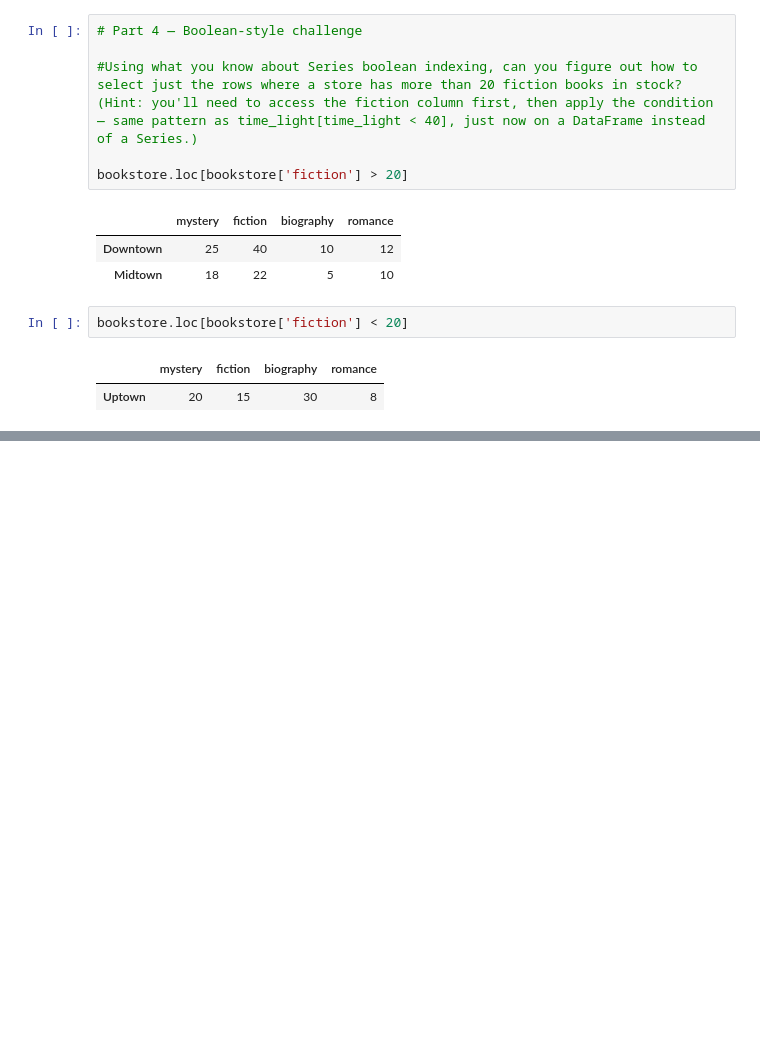
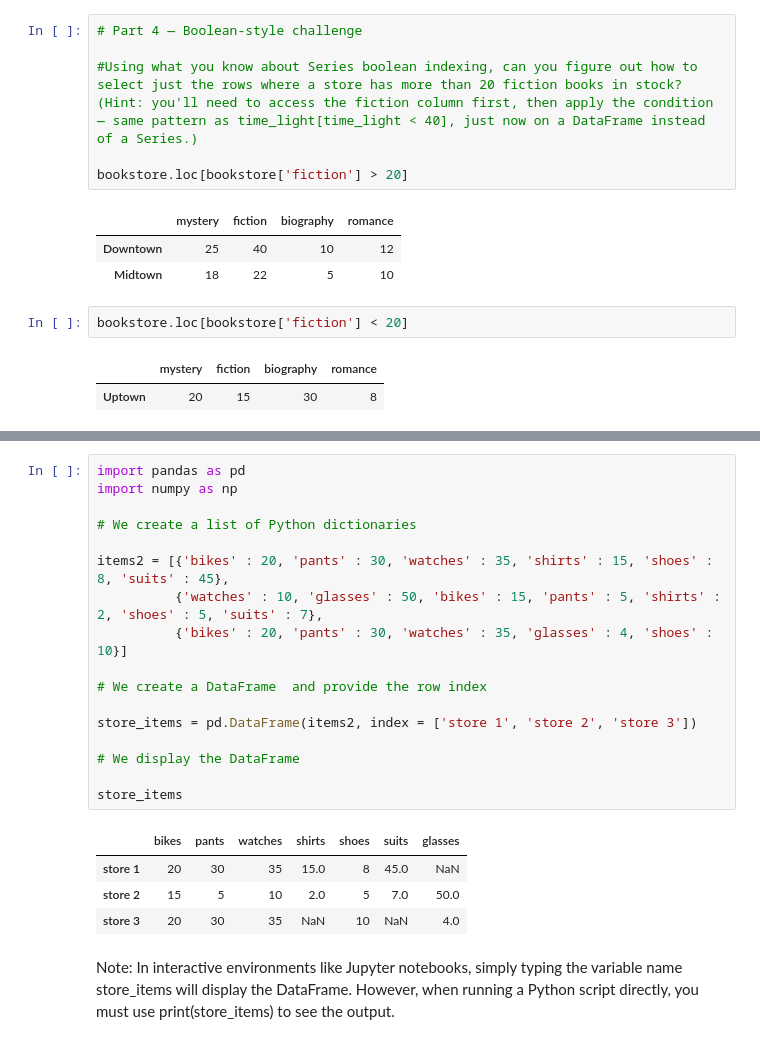
Before and after one commit to jjacque1/Learning-Numpy-in-JupyterNotebooks, a Jupyter notebook: Untitled.ipynb, the cells around one changed output, grey strips where cells are left out. Saved outputs shown, nothing was run; the diff lists cells and outputs as text; blank space fills up the shorter version.

```diff
--- a/Untitled.ipynb
+++ b/Untitled.ipynb
@@ -1982,0 +1991,24 @@ bookstore.loc[bookstore['fiction'] < 20]
+# %%
+import pandas as pd
+import numpy as np
+
+# We create a list of Python dictionaries
+
+items2 = [{'bikes' : 20, 'pants' : 30, 'watches' : 35, 'shirts' : 15, 'shoes' : 8, 'suits' : 45},
+          {'watches' : 10, 'glasses' : 50, 'bikes' : 15, 'pants' : 5, 'shirts' : 2, 'shoes' : 5, 'suits' : 7},
+          {'bikes' : 20, 'pants' : 30, 'watches' : 35, 'glasses' : 4, 'shoes' : 10}]
+
+# We create a DataFrame  and provide the row index
+
+store_items = pd.DataFrame(items2, index = ['store 1', 'store 2', 'store 3'])
+
+# We display the DataFrame
+
+store_items
+# %% [output]
+|  | bikes | pants | watches | shirts | shoes | suits | glasses |
+| store 1 | 20 | 30 | 35 | 15.0 | 8 | 45.0 | NaN |
+| store 2 | 15 | 5 | 10 | 2.0 | 5 | 7.0 | 50.0 |
+| store 3 | 20 | 30 | 35 | NaN | 10 | NaN | 4.0 |
+# %% [markdown]
+Note: In interactive environments like Jupyter notebooks, simply typing the variable name store_items will display the DataFrame. However, when running a Python script directly, you must use print(store_items) to see the output.
```
Also changed, not shown: parts of 28 cells of this notebook.
